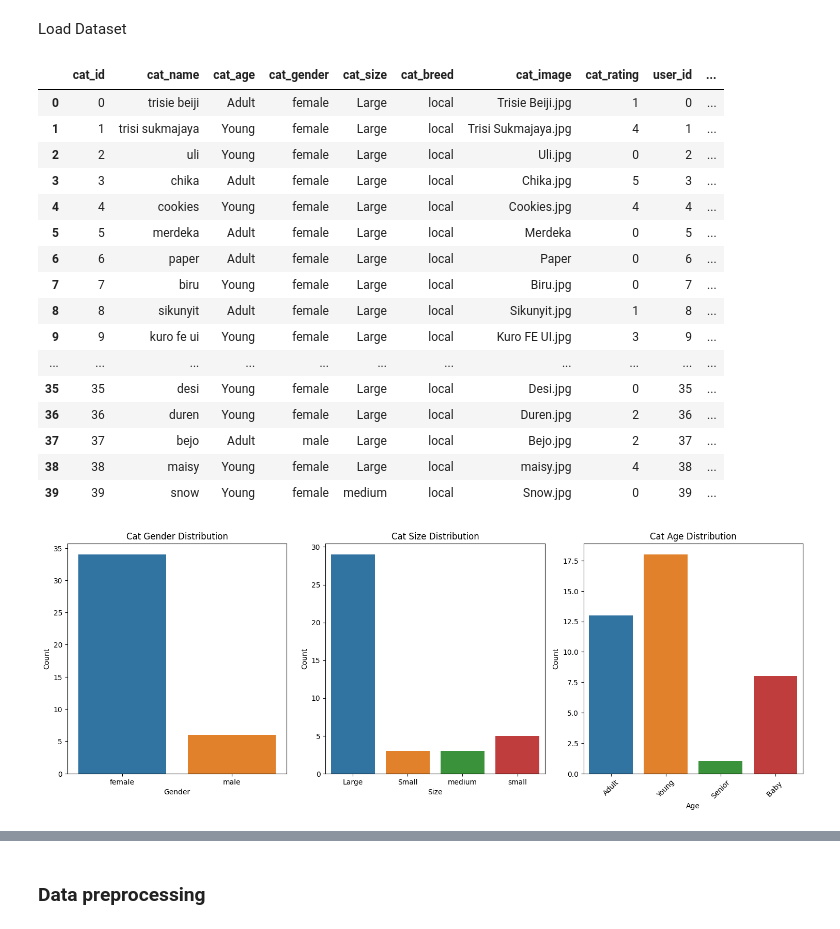
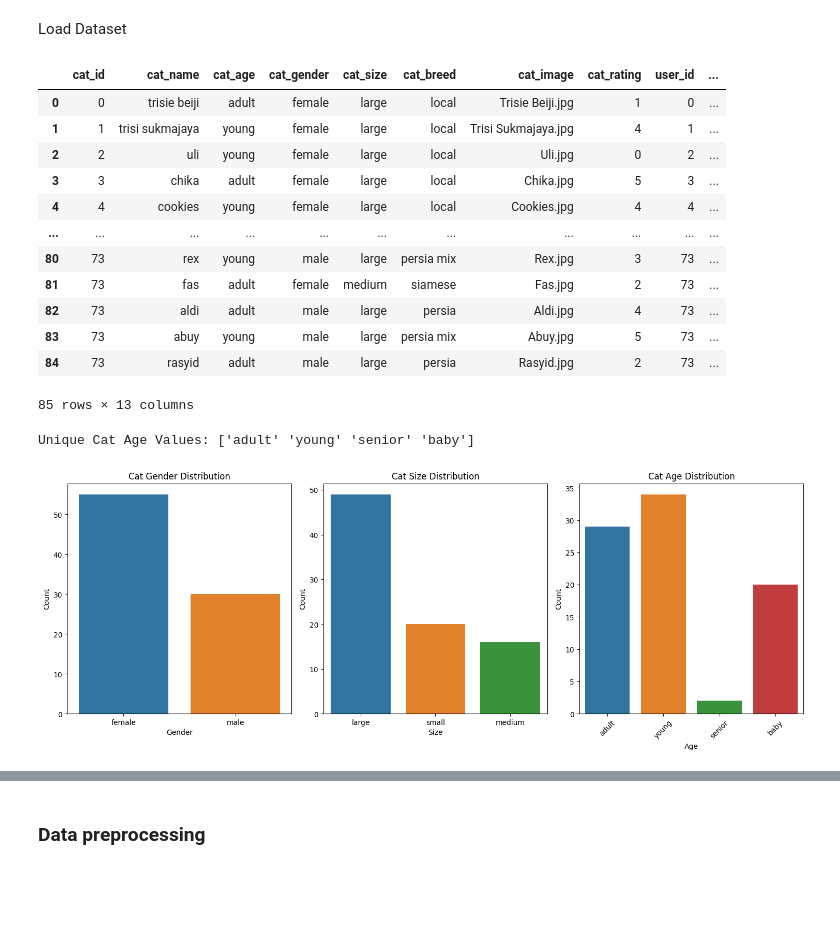
Before and after one commit to kucingku-capstone/machine-learning, a Jupyter notebook: main_model.ipynb, the cells around one changed output, grey strips where cells are left out. Saved outputs shown, nothing was run; the diff lists cells and outputs as text; code cells hidden in the pictures; blank space fills up the shorter version.

```diff
--- a/main_model.ipynb
+++ b/main_model.ipynb
@@ -12,27 +12,30 @@ from tensorflow.keras.optimizers import Adam, RMSprop, SGD
 # %% [markdown]
 Load Dataset
 # %%
-url = 'https://raw.githubusercontent.com/kucingku-capstone/machine-learning/2287f89cf2f09bbf23dd71312985b22961f96762/dataset/merged_dataset_with_rating.csv'
+url = 'https://raw.githubusercontent.com/kucingku-capstone/machine-learning/42e4a1ec548e580aac52b071eef29372217041cb/dataset/dataset_baru.csv'
 df = pd.read_csv(url)
+df['cat_age'] = df['cat_age'].str.strip()
 df
 # %% [output]
 |  | cat_id | cat_name | cat_age | cat_gender | cat_size | cat_breed | cat_image | cat_rating | user_id | ... |
-| 0 | 0 | trisie beiji | Adult | female | Large | local | Trisie Beiji.jpg | 1 | 0 | ... |
-| 1 | 1 | trisi sukmajaya | Young | female | Large | local | Trisi Sukmajaya.jpg | 4 | 1 | ... |
-| 2 | 2 | uli | Young | female | Large | local | Uli.jpg | 0 | 2 | ... |
-| 3 | 3 | chika | Adult | female | Large | local | Chika.jpg | 5 | 3 | ... |
-| 4 | 4 | cookies | Young | female | Large | local | Cookies.jpg | 4 | 4 | ... |
-| 5 | 5 | merdeka | Adult | female | Large | local | Merdeka | 0 | 5 | ... |
-| 6 | 6 | paper | Adult | female | Large | local | Paper | 0 | 6 | ... |
-| 7 | 7 | biru | Young | female | Large | local | Biru.jpg | 0 | 7 | ... |
-| 8 | 8 | sikunyit | Adult | female | Large | local | Sikunyit.jpg | 1 | 8 | ... |
-| 9 | 9 | kuro fe ui | Young | female | Large | local | Kuro FE UI.jpg | 3 | 9 | ... |
+| 0 | 0 | trisie beiji | adult | female | large | local | Trisie Beiji.jpg | 1 | 0 | ... |
+| 1 | 1 | trisi sukmajaya | young | female | large | local | Trisi Sukmajaya.jpg | 4 | 1 | ... |
+| 2 | 2 | uli | young | female | large | local | Uli.jpg | 0 | 2 | ... |
+| 3 | 3 | chika | adult | female | large | local | Chika.jpg | 5 | 3 | ... |
+| 4 | 4 | cookies | young | female | large | local | Cookies.jpg | 4 | 4 | ... |
 | ... | ... | ... | ... | ... | ... | ... | ... | ... | ... | ... |
-| 35 | 35 | desi | Young | female | Large | local | Desi.jpg | 0 | 35 | ... |
-| 36 | 36 | duren | Young | female | Large | local | Duren.jpg | 2 | 36 | ... |
-| 37 | 37 | bejo | Adult | male | Large | local | Bejo.jpg | 2 | 37 | ... |
-| 38 | 38 | maisy | Young | female | Large | local | maisy.jpg | 4 | 38 | ... |
-| 39 | 39 | snow | Young | female | medium | local | Snow.jpg | 0 | 39 | ... |
+| 80 | 73 | rex | young | male | large | persia mix | Rex.jpg | 3 | 73 | ... |
+| 81 | 73 | fas | adult | female | medium | siamese | Fas.jpg | 2 | 73 | ... |
+| 82 | 73 | aldi | adult | male | large | persia | Aldi.jpg | 4 | 73 | ... |
+| 83 | 73 | abuy | young | male | large | persia mix | Abuy.jpg | 5 | 73 | ... |
+| 84 | 73 | rasyid | adult | male | large | persia | Rasyid.jpg | 2 | 73 | ... |
+85 rows × 13 columns
+# %%
+# Check unique values in the 'cat_age' column
+unique_cat_age_values = df['cat_age'].unique()
+print("Unique Cat Age Values:", unique_cat_age_values)
+# %% [output]
+Unique Cat Age Values: ['adult' 'young' 'senior' 'baby']
 # %%
 import matplotlib.pyplot as plt
 import seaborn as sns
@@ -62,4 +65,4 @@ plt.tight_layout()
 plt.xticks(rotation=45)  # Rotate x-axis labels for better readability
 plt.show()
 # %% [output]
-[figure, old version]
+[figure, new version]
```
Also changed, not shown: parts of 11 cells of this notebook.
